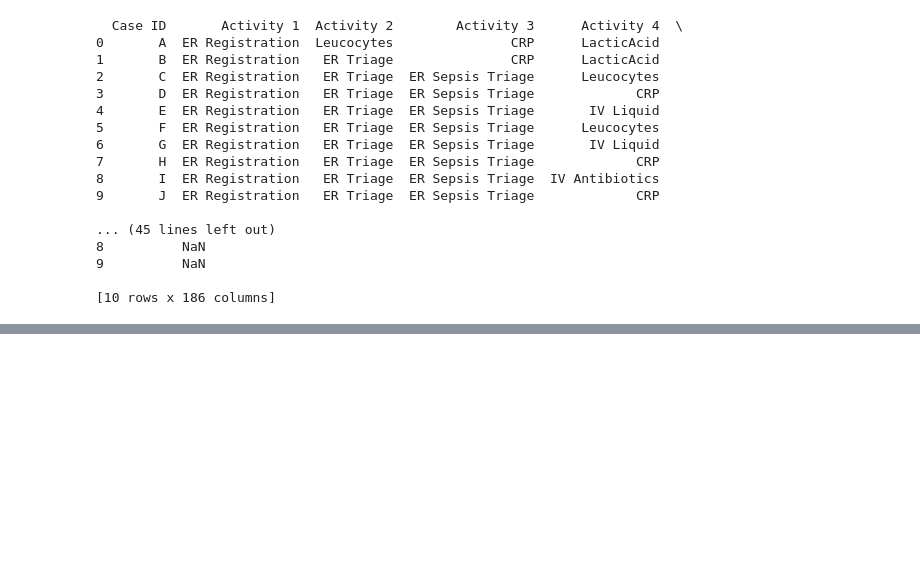
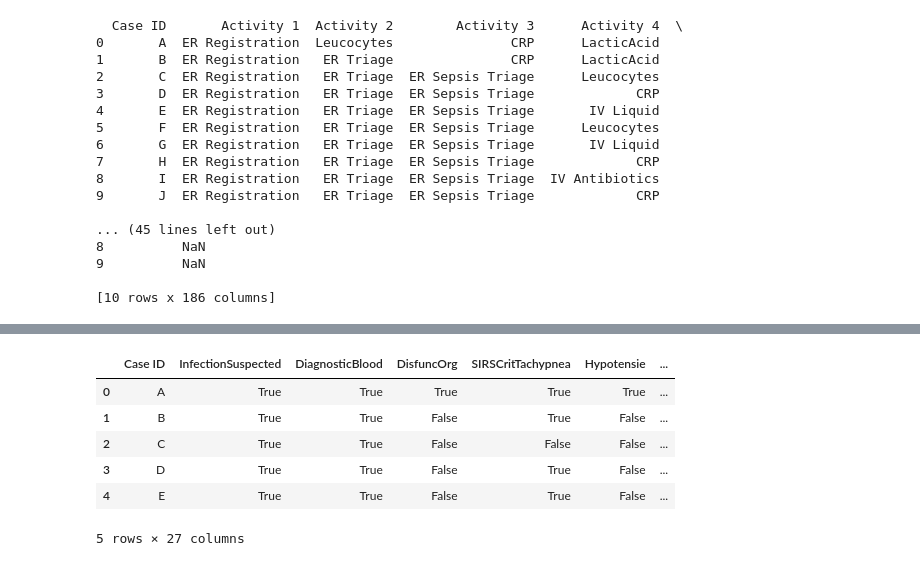
Before and after one commit to mohdkashifansari/Process_Analytics, a Jupyter notebook: model.ipynb, the cells around one changed output, grey strips where cells are left out. Cells and saved outputs as stored; diff of their text form; code cells hidden in the pictures; blank space fills up the shorter version.

```diff
--- a/model.ipynb
+++ b/model.ipynb
@@ -99,3 +99,12 @@ print(df_act_flow.head(10))
 9          NaN
 
 [10 rows x 186 columns]
+# %%
+# Filter the DataFrame to include only rows where Activity == 'ER Registration'
+df_er_registration = df1[df1['Activity'] == 'ER Registration']
+
+# Reset index for cleanliness (optional)
+df_er_registration = df_er_registration.reset_index(drop=True)
+
+# Inspect the resulting DataFrame
+print(df_er_registration.head(20))
@@ -101,0 +129,11 @@ print(df_act_flow.head(10))
+# %%
+df_other_attributes = df_er_registration.drop(columns=['Activity'])
+df_other_attributes.head()
+# %% [output]
+|  | Case ID | InfectionSuspected | DiagnosticBlood | DisfuncOrg | SIRSCritTachypnea | Hypotensie | ... |
+| 0 | A | True | True | True | True | True | ... |
+| 1 | B | True | True | False | True | False | ... |
+| 2 | C | True | True | False | False | False | ... |
+| 3 | D | True | True | False | True | False | ... |
+| 4 | E | True | True | False | True | False | ... |
+5 rows × 27 columns
```
Also changed, not shown: parts of 3 cells of this notebook, 2 other files.
